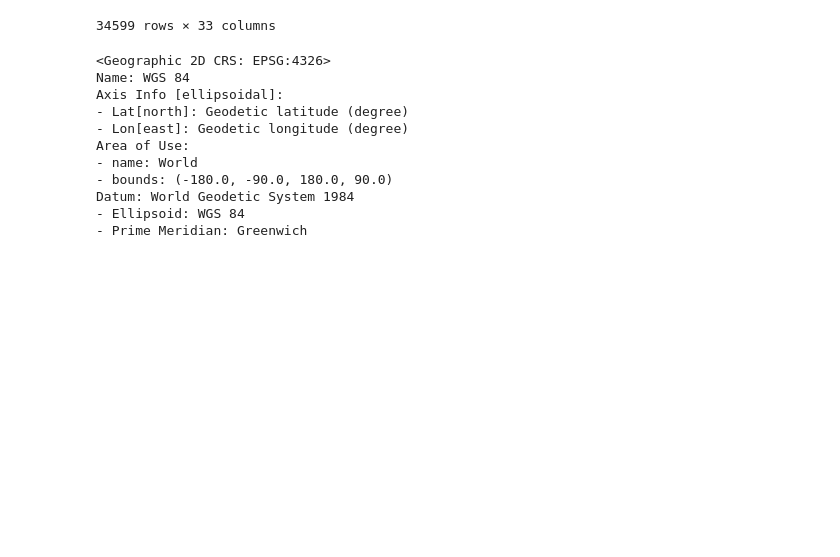
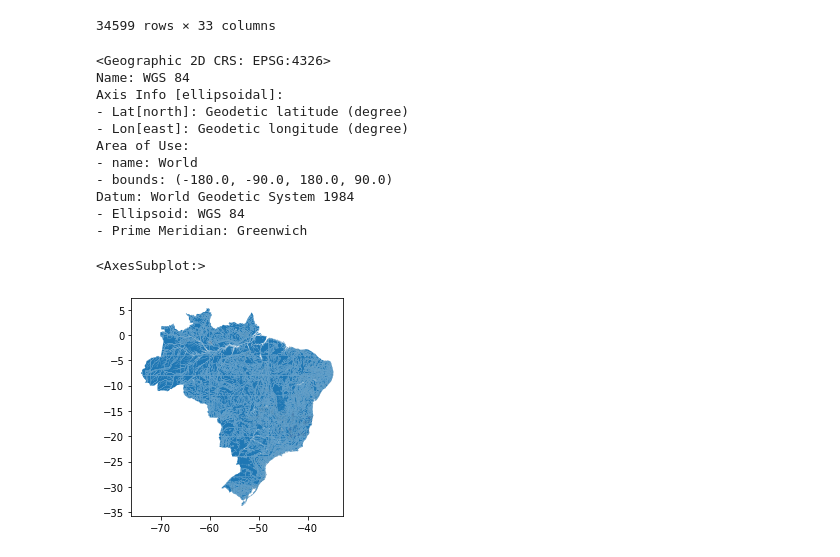
Before and after one commit to Gabriel-Goes/mapeamento_litologico_preditivo, a Jupyter notebook: sources/1 - Geopandas: Creating DataBase as geopackage.ipynb, the cells around one changed output. Cells and saved outputs as stored; diff of their text form; code cells hidden in the pictures; blank space fills up the shorter version.

```diff
--- a/sources/1 - Geopandas: Creating DataBase as geopackage.ipynb
+++ b/sources/1 - Geopandas: Creating DataBase as geopackage.ipynb
@@ -148,3 +148,18 @@ proj_aerogeof = gpd.read_file(gdb+'projetos/aerogeof/Projetos_de_aerogeofísica.
 proj_aerogeof.to_file(gdb+'geodatabase.gpkg',
                   driver='GPKG',
                   layer='proj_aerogeof')
+# %%
+gdb = '/home/ggrl/geodatabase/'
+lito = ()
+def litologia(escala):
+    lito =  gpd.read_file(gdb+'geodatabase.gpkg',
+                        driver= 'GPKG',
+                        layer= escala)
+    return(lito)
+# %%
+l_1kk = litologia('l_1kk')
+# %%
+l_1kk.plot()
+# %% [output]
+<AxesSubplot:>
+[figure, added]
```
Also changed, not shown: parts of 4 cells of this notebook, 8 other files.
